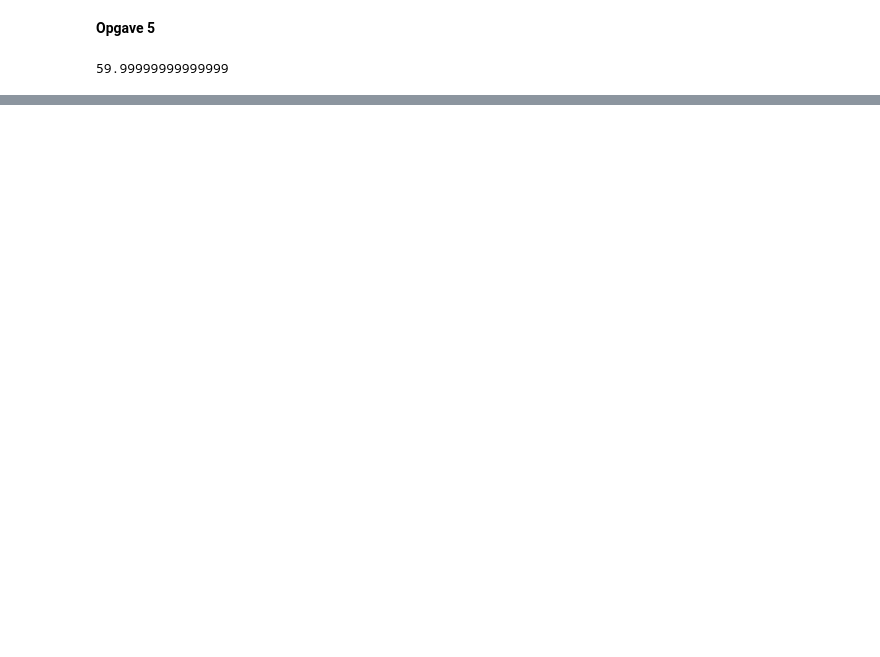
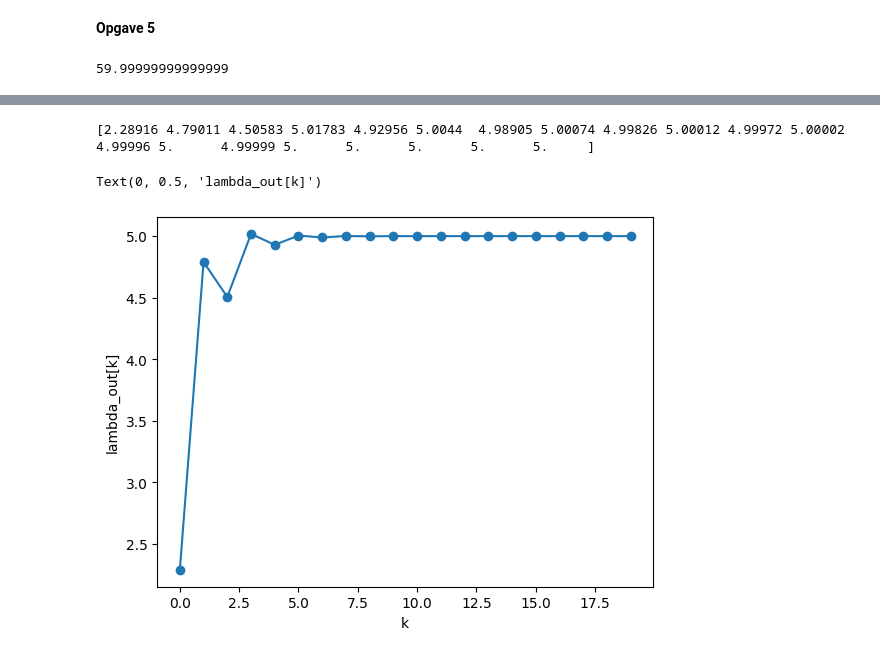
Before and after one commit to friisjen/NumLA, a Jupyter notebook: Sommer 2022.ipynb, the cells around one changed output, grey strips where cells are left out. Saved outputs shown, nothing was run; the diff lists cells and outputs as text; code cells hidden in the pictures; blank space fills up the shorter version.

```diff
--- a/Sommer 2022.ipynb
+++ b/Sommer 2022.ipynb
@@ -37,0 +377,34 @@ Vi ser at søjle 0, 1, 2 har pivot elementer, men søjle 3 har ingen. Derfor er
+# %%
+# delopgave c)
+
+a = np.array([[5, 0, 0],
+              [1, 1, 1],
+              [2, 3, -1]])
+
+def potens_skridt(a, w):
+    v = a @ w
+    v /= np.linalg.norm(v)
+    lambda_ny = np.vdot(v, a @ v)
+    return lambda_ny, v
+
+rng = np.random.default_rng()
+
+m, _ = a.shape
+w = rng.standard_normal((m, 1))
+n = 20
+lambda_o = np.zeros(n)
+
+for k in range(n):
+    lambda_o[k], w = potens_skridt(a, w)
+
+print(lambda_o)
+# %% [output]
+[2.28916 4.79011 4.50583 5.01783 4.92956 5.0044  4.98905 5.00074 4.99826 5.00012 4.99972 5.00002 4.99996 5.      4.99999 5.      5.      5.      5.      5.     ]
+# %%
+fig, ax = plt.subplots()
+ax.plot(lambda_o, '-o')
+ax.set_xlabel('k')
+ax.set_ylabel('lambda_out[k]')
+# %% [output]
+Text(0, 0.5, 'lambda_out[k]')
+[figure, added]
```
Also changed, not shown: parts of 42 cells of this notebook, 3 other files.
